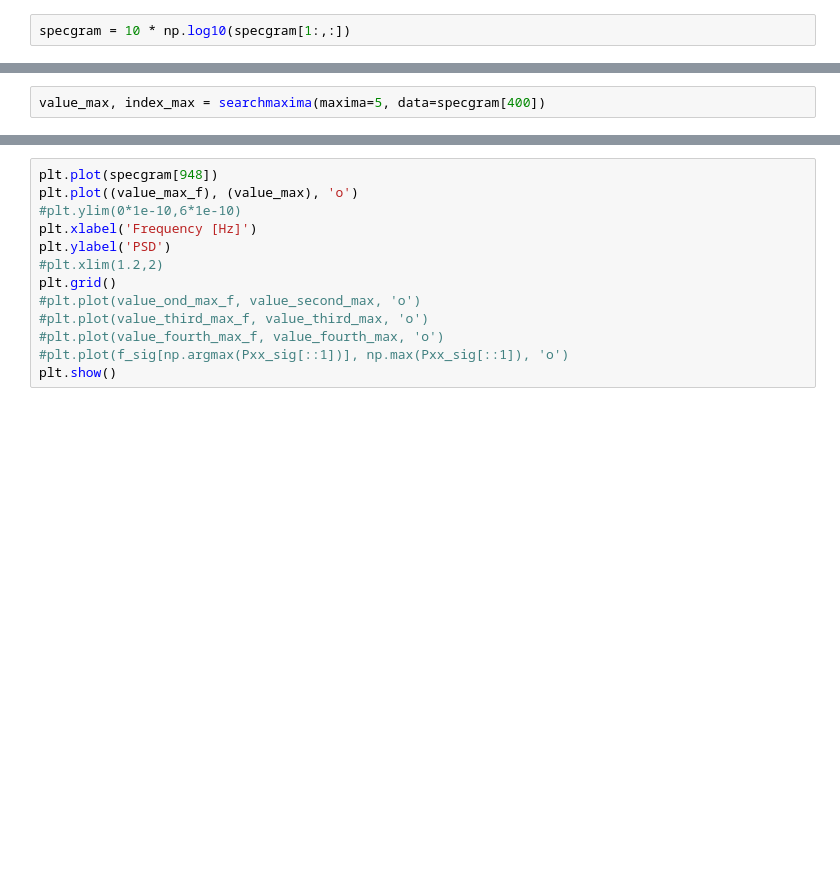
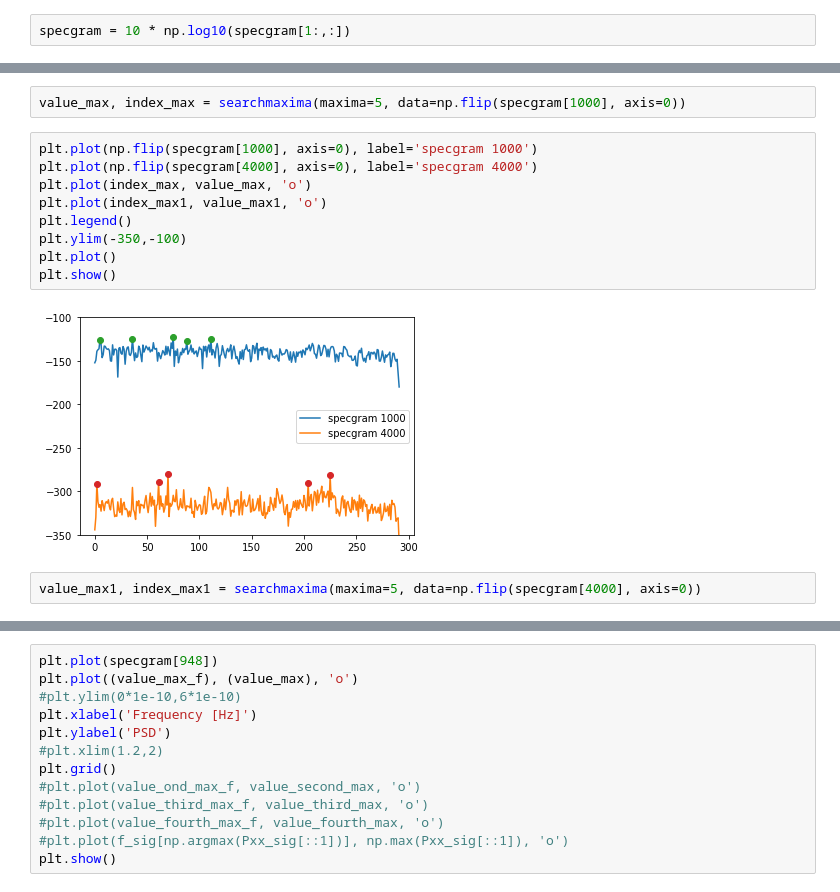
Before and after one commit to DDEssing/thesis_code, a Jupyter notebook: Amplitude_variation.ipynb, the cells around one changed output, grey strips where cells are left out. Cells and saved outputs as stored; diff of their text form; blank space fills up the shorter version.

```diff
--- a/Amplitude_variation.ipynb
+++ b/Amplitude_variation.ipynb
@@ -289,3 +295,16 @@ plt.show()
 # %%
-value_max, index_max = searchmaxima(maxima=5, data=specgram[400])
+value_max, index_max = searchmaxima(maxima=5, data=np.flip(specgram[1000], axis=0))
+# %%
+plt.plot(np.flip(specgram[1000], axis=0), label='specgram 1000')
+plt.plot(np.flip(specgram[4000], axis=0), label='specgram 4000')
+plt.plot(index_max, value_max, 'o')
+plt.plot(index_max1, value_max1, 'o')
+plt.legend()
+plt.ylim(-350,-100)
+plt.plot()
+plt.show()
+# %% [output]
+[figure, added]
+# %%
+value_max1, index_max1 = searchmaxima(maxima=5, data=np.flip(specgram[4000], axis=0))
 # %%
```
Also changed, not shown: parts of 15 cells of this notebook.
